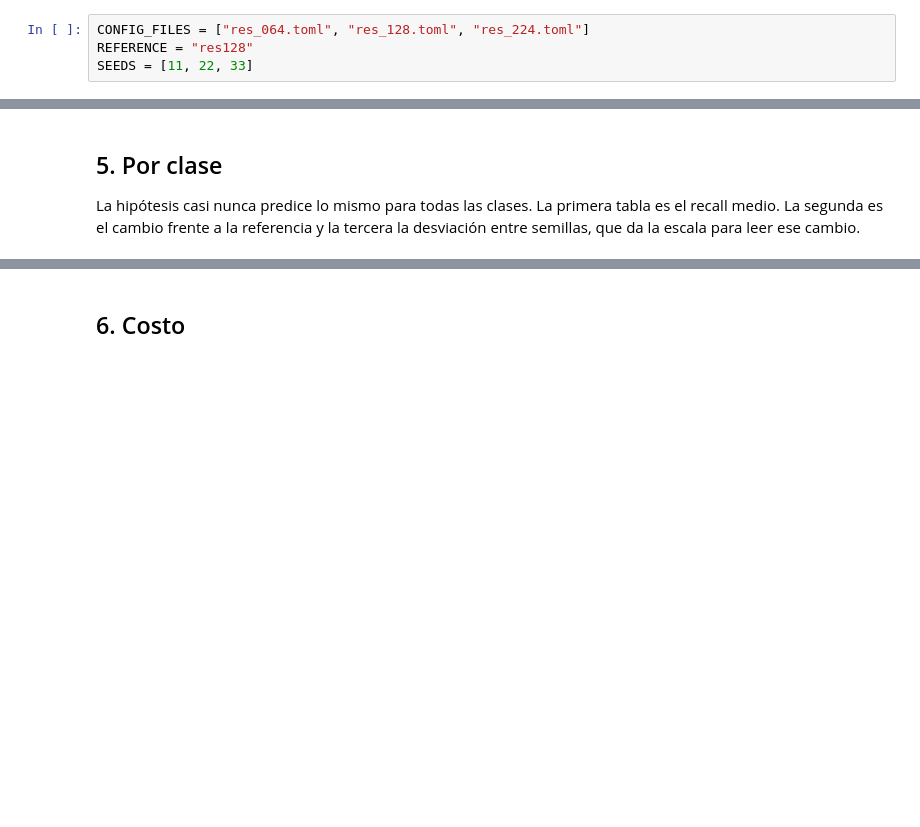
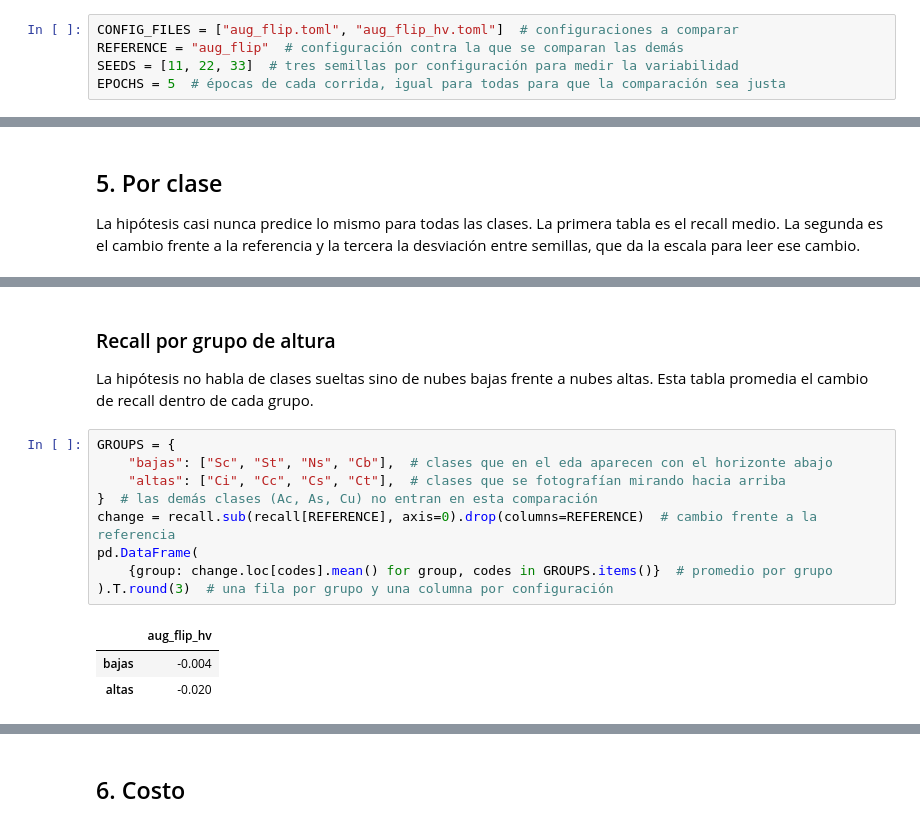
Before and after one commit to Danna-sys/parcial-2-sistemas, a Jupyter notebook: notebooks/03_experimentos.ipynb, the cells around one changed output, grey strips where cells are left out. Drawn from its saved outputs; the diff is of its cells as text; blank space fills up the shorter version.

```diff
--- a/notebooks/03_experimentos.ipynb
+++ b/notebooks/03_experimentos.ipynb
@@ -23,5 +27,6 @@ Se escribe antes de correr.
 # %%
-CONFIG_FILES = ["res_064.toml", "res_128.toml", "res_224.toml"]
-REFERENCE = "res128"
-SEEDS = [11, 22, 33]
+CONFIG_FILES = ["aug_flip.toml", "aug_flip_hv.toml"]  # configuraciones a comparar
+REFERENCE = "aug_flip"  # configuración contra la que se comparan las demás
+SEEDS = [11, 22, 33]  # tres semillas por configuración para medir la variabilidad
+EPOCHS = 5  # épocas de cada corrida, igual para todas para que la comparación sea justa
 # %%
@@ -110 +215,18 @@ recall_std.round(3)
+# %% [markdown]
+### Recall por grupo de altura
+
+La hipótesis no habla de clases sueltas sino de nubes bajas frente a nubes altas. Esta tabla promedia el cambio de recall dentro de cada grupo.
+# %%
+GROUPS = {
+    "bajas": ["Sc", "St", "Ns", "Cb"],  # clases que en el eda aparecen con el horizonte abajo
+    "altas": ["Ci", "Cc", "Cs", "Ct"],  # clases que se fotografían mirando hacia arriba
+}  # las demás clases (Ac, As, Cu) no entran en esta comparación
+change = recall.sub(recall[REFERENCE], axis=0).drop(columns=REFERENCE)  # cambio frente a la referencia
+pd.DataFrame(
+    {group: change.loc[codes].mean() for group, codes in GROUPS.items()}  # promedio por grupo
+).T.round(3)  # una fila por grupo y una columna por configuración
+# %% [output]
+|  | aug_flip_hv |
+| bajas | -0.004 |
+| altas | -0.020 |
 # %%
```
Also changed, not shown: parts of 15 cells of this notebook, 1 other file.
